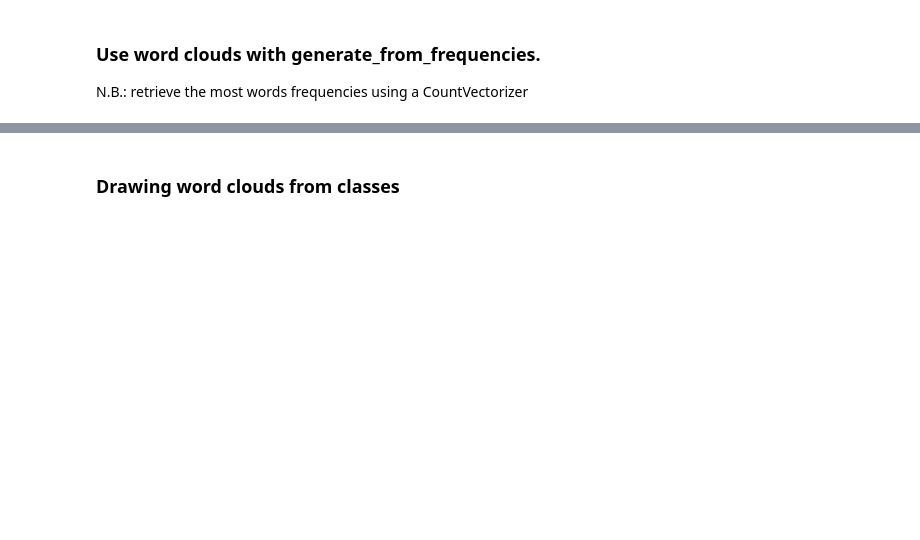
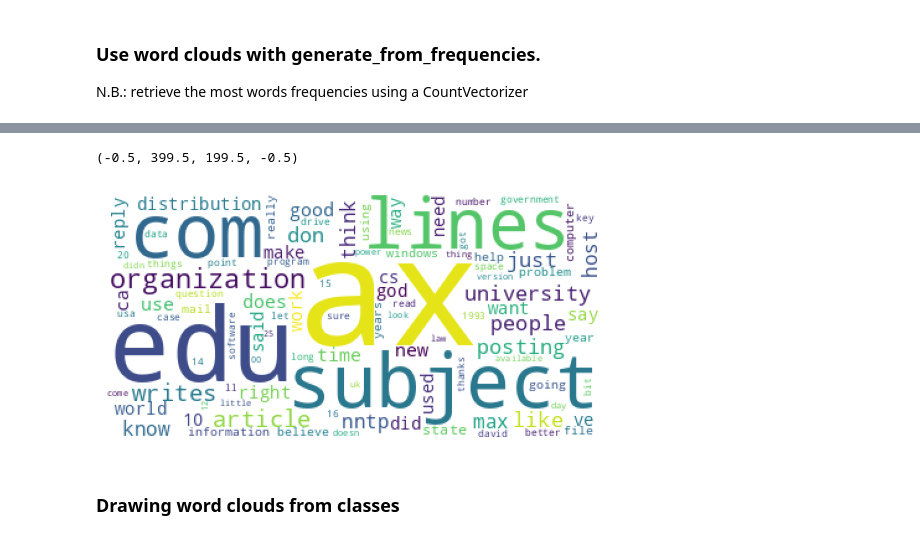
Before and after one commit to CharlesAttend/M1-S2-DAC, a Jupyter notebook: RITAL/TAL/TME/TME2/2b-Clustering.ipynb, the cells around one changed output, grey strips where cells are left out. Cells and saved outputs as stored; diff of their text form; code cells hidden in the pictures; blank space fills up the shorter version.

```diff
--- a/RITAL/TAL/TME/TME2/2b-Clustering.ipynb
+++ b/RITAL/TAL/TME/TME2/2b-Clustering.ipynb
@@ -148,2 +165,17 @@ N.B.: retrieve the most words frequencies using a CountVectorizer
+# %%
+vectorizer2 = CountVectorizer(stop_words="english")
+tmp = vectorizer2.fit_transform(newsgroups_train.data)
+freq_dict = pd.Series(np.array(tmp.sum(axis=0))[0], index = sorted(vectorizer2.vocabulary_))
+wordcloud = WordCloud(
+    background_color='white',
+    stopwords = STOPWORDS,
+    max_words=100).generate_from_frequencies(frequencies=freq_dict)
+
+plt.figure()
+plt.imshow(wordcloud)
+plt.axis("off")
+# %% [output]
+(-0.5, 399.5, 199.5, -0.5)
+[figure, added]
 # %% [markdown]
 ### Drawing word clouds from classes
```
Also changed, not shown: parts of 39 cells of this notebook, 5 other files.
